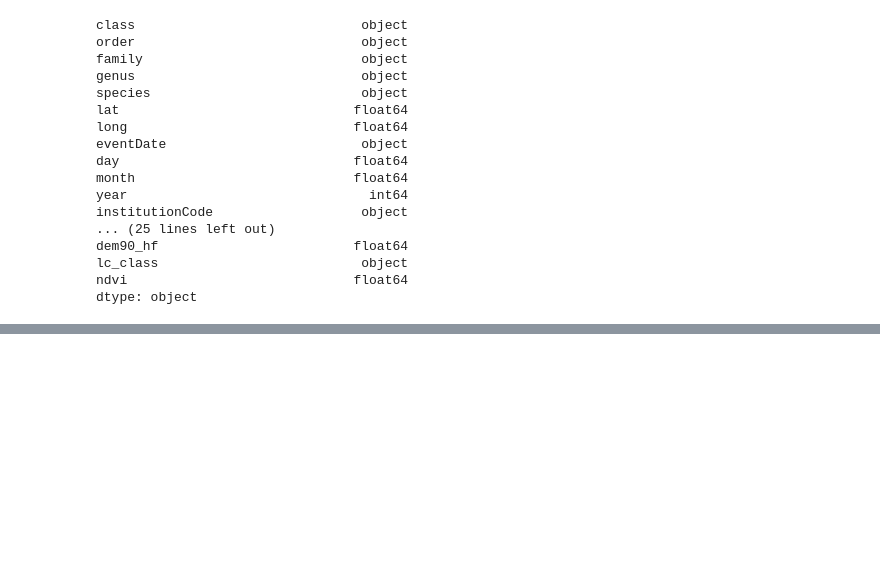
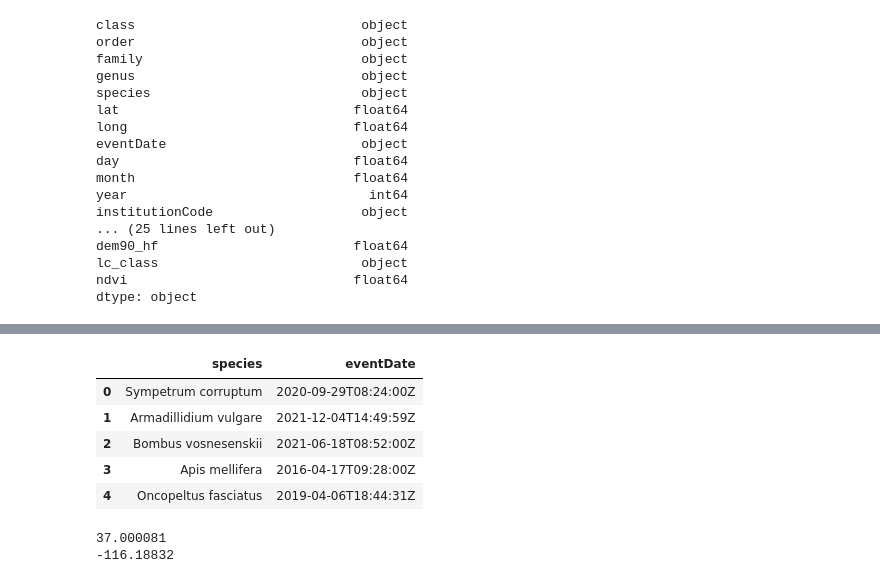
Before and after one commit to emaliap/eds220-2026-sections, a Jupyter notebook: section-1-data-selection-drylands.ipynb, the cells around one changed output, grey strips where cells are left out. Drawn from its saved outputs; the diff is of its cells as text; code cells hidden in the pictures; blank space fills up the shorter version.

```diff
--- a/section-1-data-selection-drylands.ipynb
+++ b/section-1-data-selection-drylands.ipynb
@@ -150,3 +150,14 @@ dem90_hf                         float64
 lc_class                          object
 ndvi                             float64
 dtype: object
+# %%
+# Update column names
+rename = {
+    'institutionCode':'institution_code',
+    'datasetKey':'dataset_key'
+}
+
+prey = prey.rename(columns = rename)
+prey.columns
+
+# or prey.rename(columns = {'institutionCode':'institution_code','datasetKey':'dataset_key'})
@@ -152,0 +196,18 @@ dtype: object
+# %%
+# Select all rows for columns species and eventDate
+prey.loc[:,['species','eventDate']].head()
+# %% [output]
+|  | species | eventDate |
+| 0 | Sympetrum corruptum | 2020-09-29T08:24:00Z |
+| 1 | Armadillidium vulgare | 2021-12-04T14:49:59Z |
+| 2 | Bombus vosnesenskii | 2021-06-18T08:52:00Z |
+| 3 | Apis mellifera | 2016-04-17T09:28:00Z |
+| 4 | Oncopeltus fasciatus | 2019-04-06T18:44:31Z |
+# %%
+# Select observations that are greater than 37° latitude and less than 39° latitude
+lat_long = prey[(prey['lat']>37) & (prey['long']<39)]
+print(lat_long['lat'].min())
+print(lat_long['long'].max())
+# %% [output]
+37.000081
+-116.18832
```
Also changed, not shown: parts of 3 cells of this notebook.
